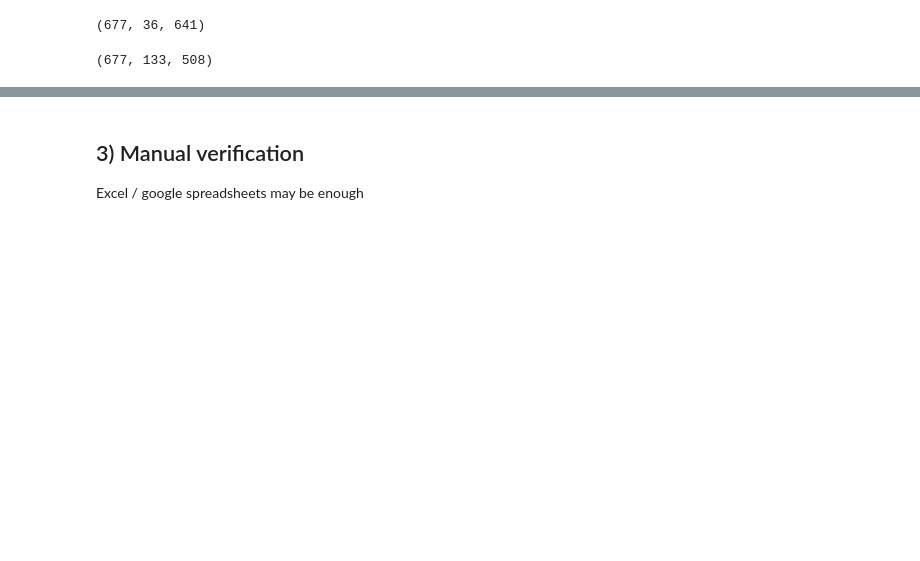
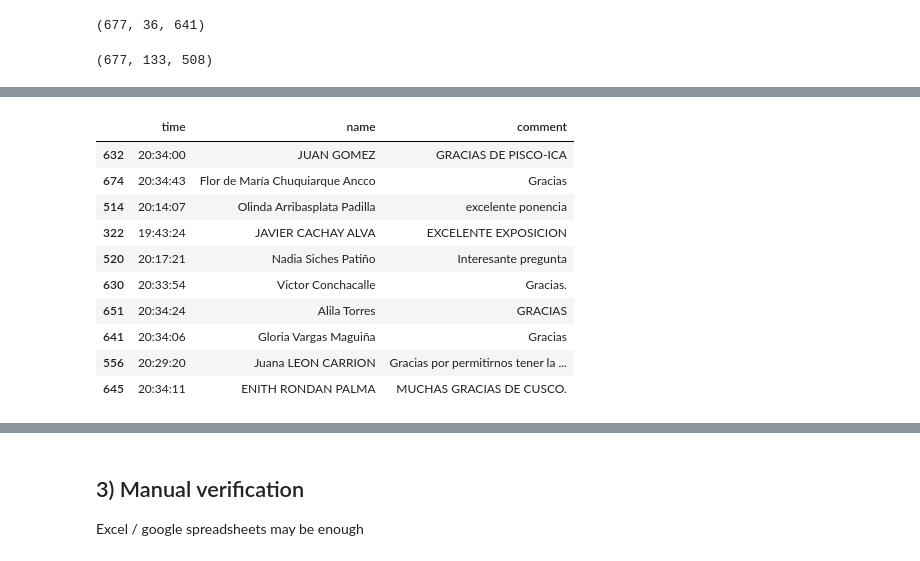
Before and after one commit to Robert-Aduviri/viva-challenge, a Jupyter notebook: viva-webinars/01 - Preprocessing.ipynb, the cells around one changed output, grey strips where cells are left out. Saved outputs shown, nothing was run; the diff lists cells and outputs as text; code cells hidden in the pictures; blank space fills up the shorter version.

```diff
--- a/viva-webinars/01 - Preprocessing.ipynb
+++ b/viva-webinars/01 - Preprocessing.ipynb
@@ -80,0 +89,14 @@ data.head().style.set_properties(**{'text-align': 'left'})
+# %%
+data_apreciaciones.sample(10, random_state=0).style.set_properties(**{'text-align': 'left'})
+# %% [output]
+|  | time | name | comment |
+| 632 | 20:34:00 | JUAN GOMEZ | GRACIAS DE PISCO-ICA |
+| 674 | 20:34:43 | Flor de María Chuquiarque Ancco | Gracias |
+| 514 | 20:14:07 | Olinda Arribasplata Padilla | excelente ponencia |
+| 322 | 19:43:24 | JAVIER CACHAY ALVA | EXCELENTE EXPOSICION |
+| 520 | 20:17:21 | Nadia Siches Patiño | Interesante pregunta |
+| 630 | 20:33:54 | Victor Conchacalle | Gracias. |
+| 651 | 20:34:24 | Alila Torres | GRACIAS |
+| 641 | 20:34:06 | Gloria Vargas Maguiña | Gracias |
+| 556 | 20:29:20 | Juana LEON CARRION | Gracias por permitirnos tener la ... |
+| 645 | 20:34:11 | ENITH RONDAN PALMA | MUCHAS GRACIAS DE CUSCO. |
```
Also changed, not shown: parts of 11 cells of this notebook, 13 other files.
